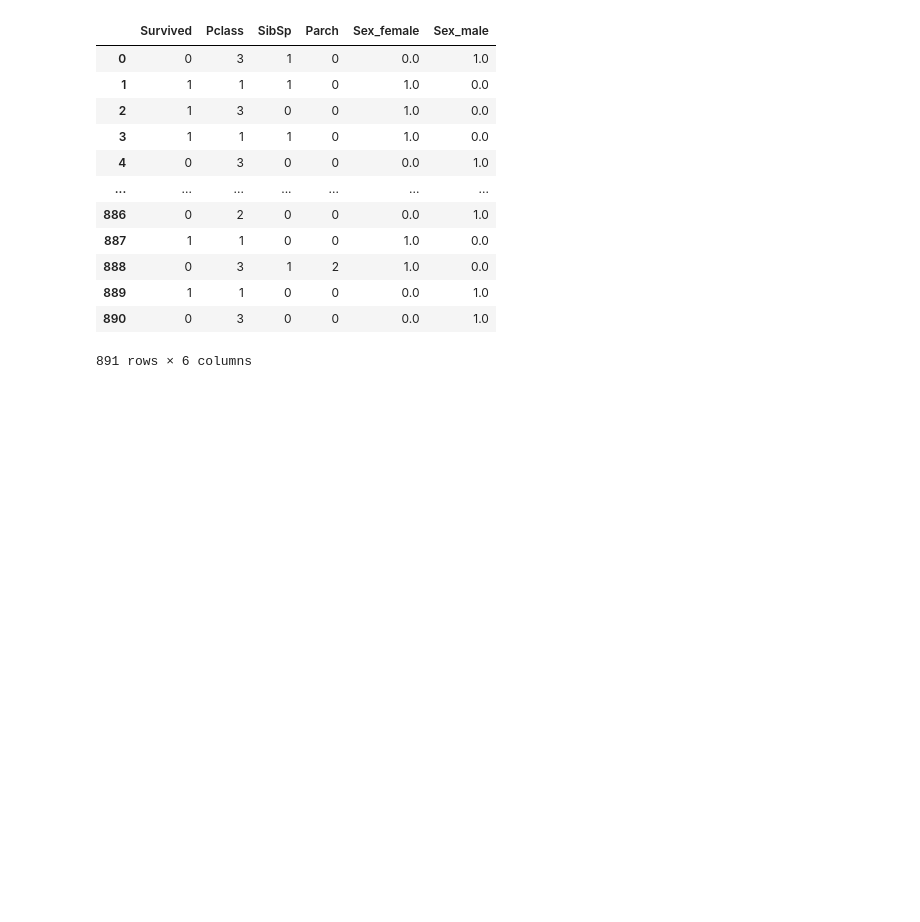
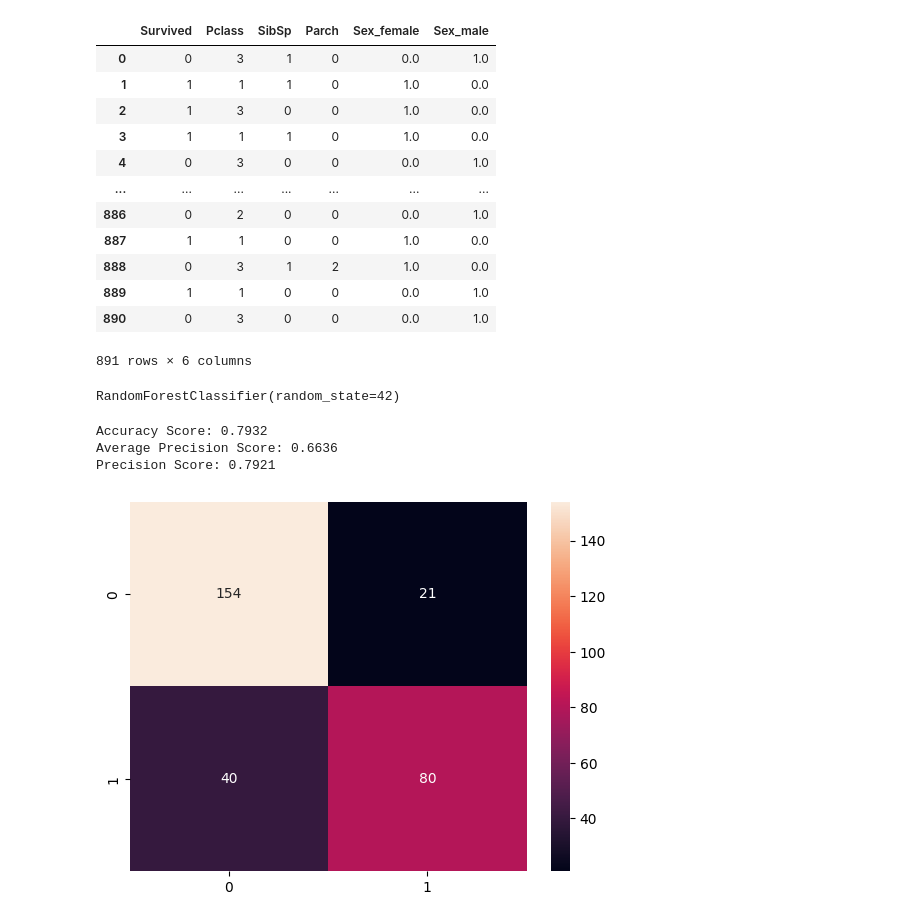
Before and after one commit to Henrique1201/Titanic---Machine-Learning-from-Disaster, a Jupyter notebook: titanic_ML.ipynb, the cells around one changed output. Cells and saved outputs as stored; diff of their text form; code cells hidden in the pictures; blank space fills up the shorter version.

```diff
--- a/titanic_ML.ipynb
+++ b/titanic_ML.ipynb
@@ -119,3 +120,28 @@ X = df_Titanic.drop('Survived', axis=1)
 y = df_Titanic['Survived']
 
 X_train, X_test, y_train, y_test = train_test_split(X, y, test_size=0.33, random_state=42)
+# %%
+model = RandomForestClassifier(random_state=42)
+model.fit(X_train,y_train)
+# %% [output]
+RandomForestClassifier(random_state=42)
+# %%
+y_pred = model.predict(X_test)
+
+accuracy = accuracy_score(y_test, y_pred)
+conf_matrix = confusion_matrix(y_test, y_pred)
+avg_precision = average_precision_score(y_test, y_pred)
+precision = precision_score(y_test, y_pred)
+
+print(f"Accuracy Score: {accuracy:.4f}")
+print(f"Average Precision Score: {avg_precision:.4f}")
+print(f"Precision Score: {precision:.4f}")
+# %% [output]
+Accuracy Score: 0.7932
+Average Precision Score: 0.6636
+Precision Score: 0.7921
+# %%
+import seaborn as sns
+sns.heatmap(conf_matrix, annot=True, fmt='');
+# %% [output]
+[figure, added]
```
Also changed, not shown: parts of 2 cells of this notebook, 1 other file.
